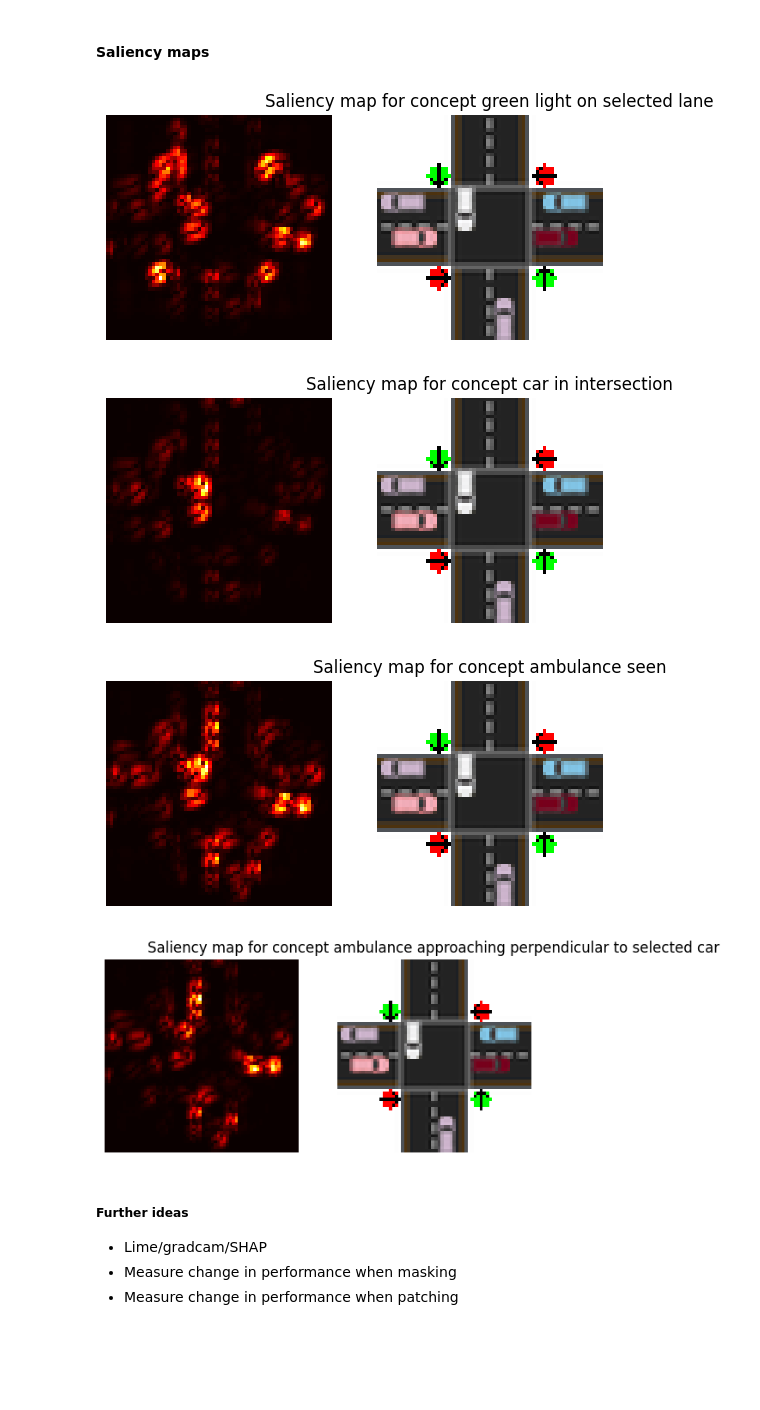
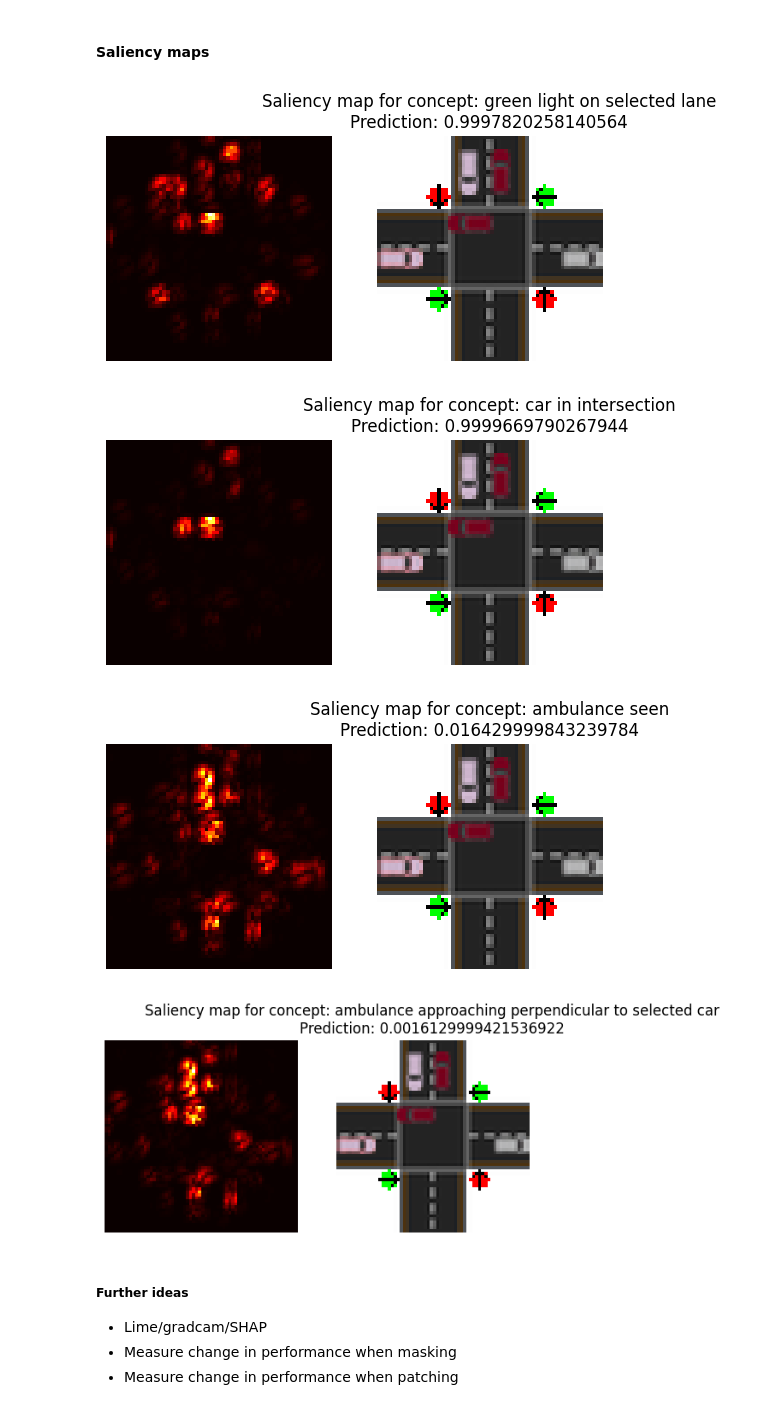
Before and after one commit to technologeve/concept-bottlenecks, a Jupyter notebook: traffic_light.ipynb, the cells around one changed output. Saved outputs shown, nothing was run; the diff lists cells and outputs as text; code cells hidden in the pictures; blank space fills up the shorter version.

Commit message:
Add prediction to plot

```diff
--- a/traffic_light.ipynb
+++ b/traffic_light.ipynb
@@ -426,31 +426,31 @@ Concept completeness is a ratio of CBM performance against performance of black
 # %%
 # Set model to evaluation mode
 model.eval()
 
 # Get a sample image and its concept predictions
-sample_image = x_test[0].unsqueeze(0)
+sample_image = x_test[2].unsqueeze(0)
 sample_image.requires_grad_()
 
 # For each concept
 for idx, name in enumerate(concept_names):
 	c_pred = model.c_layer(model.encoder(sample_image)).sigmoid()
 	sample_image.grad = None
 	c = c_pred[0, idx]
 	c.backward()
 
 	saliency, _ = torch.max(sample_image.grad.data.abs(), dim=1)
 	fix, axs = plt.subplots(1,2)
 	axs[0].imshow(saliency[0], cmap=plt.cm.hot)
 	axs[0].axis("off")
 	axs[1].imshow(np.rollaxis(sample_image.squeeze(0).detach().numpy(),0,3))
 	axs[1].axis("off")
-	plt.title(f"Saliency map for concept {name}")
+	plt.title(f"Saliency map for concept: {name}\nPrediction: {torch.round(c.cpu(), decimals=6)}")
 	plt.show()
 # %% [output]
-[figure, old version]
+[figure, new version]
-[figure, old version]
+[figure, new version]
-[figure, old version]
+[figure, new version]
-[figure, old version]
+[figure, new version]
 # %% [markdown]
 ##### Further ideas
 - Lime/gradcam/SHAP
```
